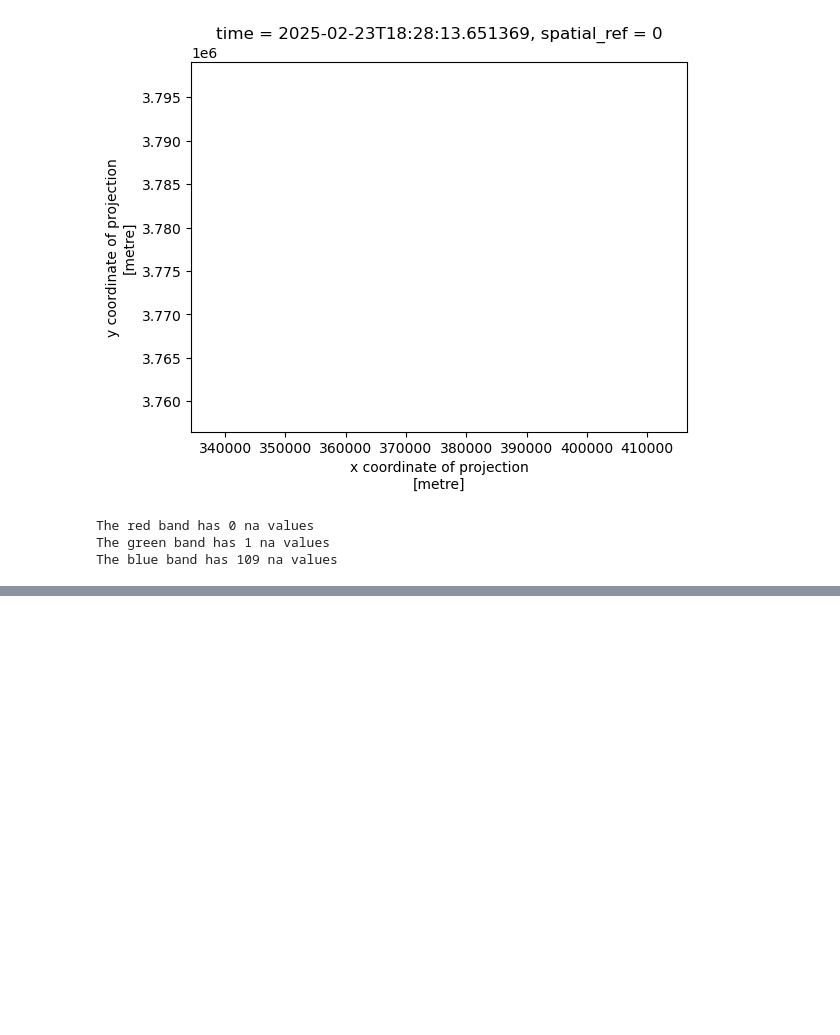
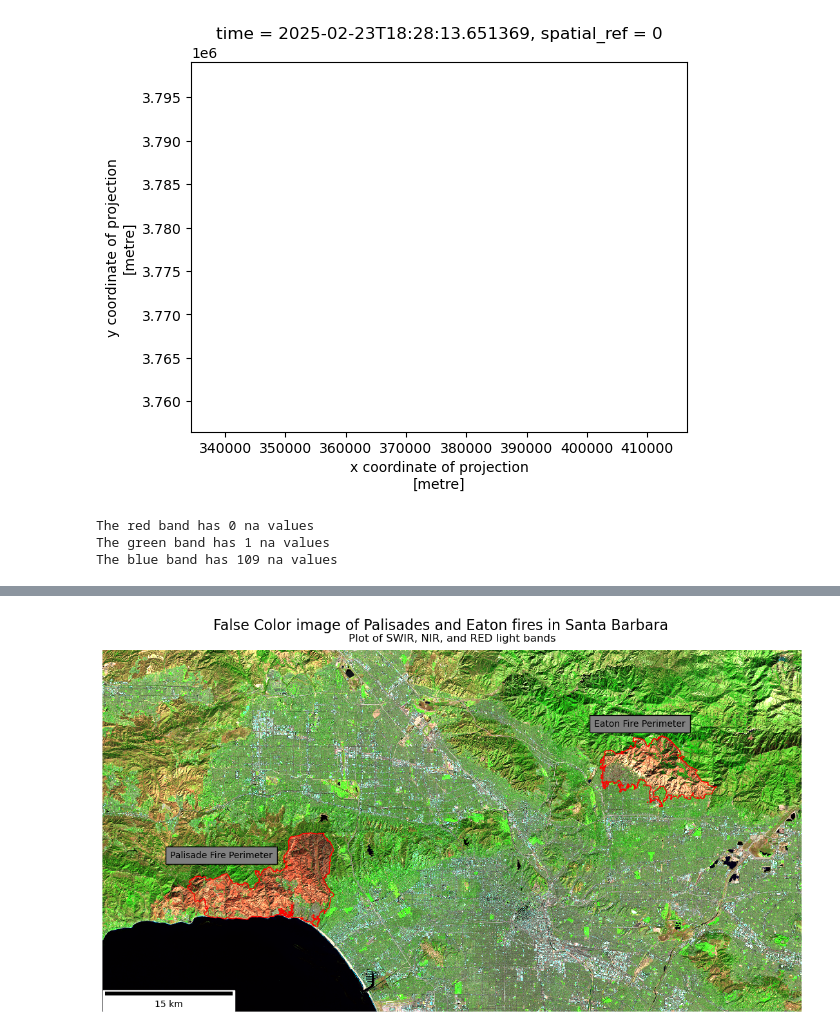
Before and after one commit to petervitale910/eds220-hwk4, a Jupyter notebook: hwk4-task2-false-color-Vitale.ipynb, the cells around one changed output, grey strips where cells are left out. Cells and saved outputs as stored; diff of their text form; code cells hidden in the pictures; blank space fills up the shorter version.

```diff
--- a/hwk4-task2-false-color-Vitale.ipynb
+++ b/hwk4-task2-false-color-Vitale.ipynb
@@ -152,0 +204,47 @@ The blue band has 109 na values
+# %%
+# Before we plot we need to ensure we are in the same crs
+palisades_perimeter = palisades_perimeter.to_crs(netcdf.rio.crs)
+
+
+eaton_perimeter = eaton_perimeter.to_crs(netcdf.rio.crs)
+# %%
+
+
+fig, ax = plt.subplots(1, 1, figsize = (14,12)) # Set a size for our figure
+
+netcdf[['swir22', 'nir08', 'red']].to_array().plot.imshow(robust = True, ax = ax) # Choose false color bands
+
+eaton_perimeter.plot(ax = ax, color = 'none', edgecolor = 'red') # Plot Eaton fire perimeter in red
+
+palisades_perimeter.plot(ax = ax, color = 'none', edgecolor = 'red') # And the Palisade perimeter
+
+
+plt.suptitle('False Color image of Palisades and Eaton fires in Santa Barbara',
+             fontsize=16,
+             y = .77) # This y was a lot of guess and checking
+plt.title("Plot of SWIR, NIR, and RED light bands",
+          fontsize=12,
+          y=1.01) # Title defaults inside the plot and I want it just above, hence 1.01
+
+
+
+plt.figtext(x = .2, # The position of the figtext, In units of 0-1 for x and y
+            y = .46,
+            s = 'Palisades Fire Perimeter',
+            color = 'black',
+            bbox ={'facecolor':'grey',  # Add a box around text for legibility
+                   'alpha':1, 'pad':5})
+plt.figtext(x = .67,
+            y = .63,
+            s= 'Eaton Fire Perimeter',
+            color = 'black',
+           bbox ={'facecolor':'grey',
+                   'alpha':1, 'pad':5})
+
+ax.add_artist(ScaleBar(1, dimension="si-length", units="m", location="lower left")) # Add a scale bar on the lower left
+
+ax.axis('off') # Turn Axes off
+
+plt.show() # Show plot only
+# %% [output]
+[figure, added]
```
Also changed, not shown: parts of 14 cells of this notebook, 1 other file.
